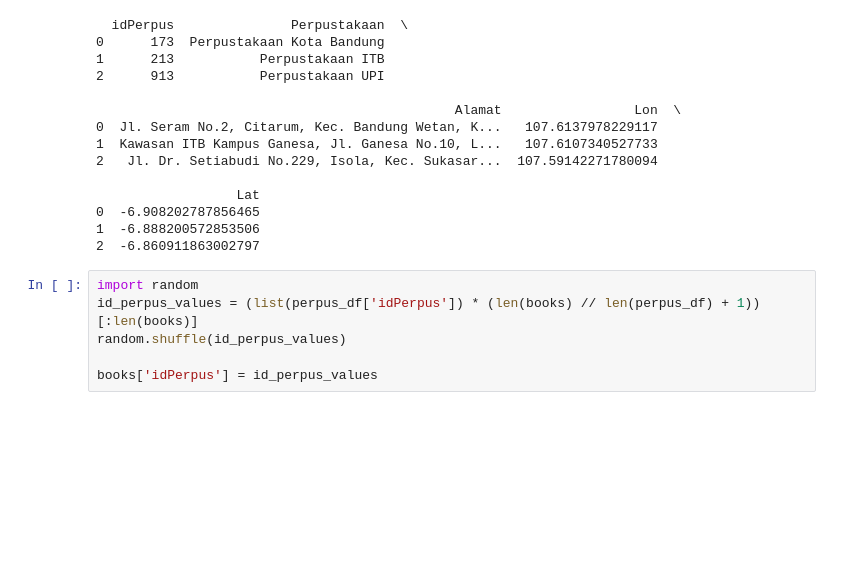
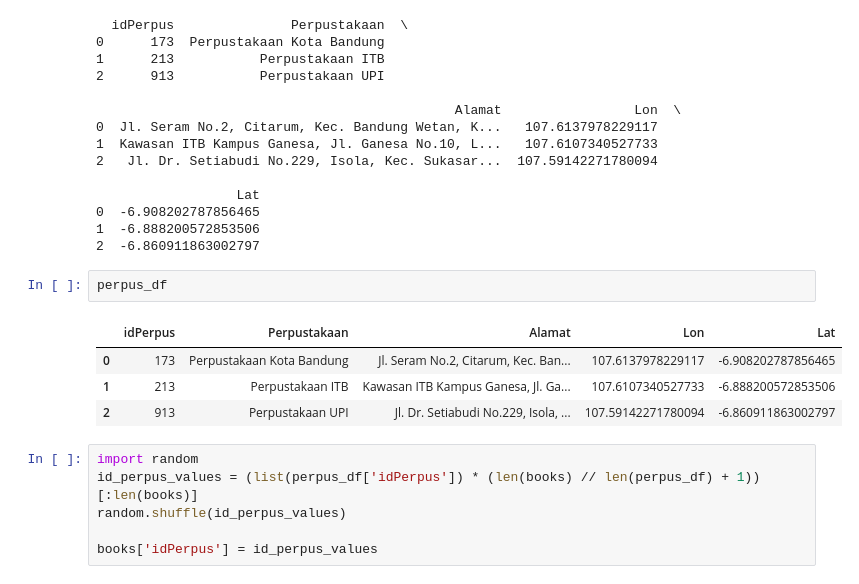
Before and after one commit to rebarxd/Book-Recommendation, a Jupyter notebook: notebooks/data-cleaning.ipynb, the cells around one changed output. Drawn from its saved outputs; the diff is of its cells as text; blank space fills up the shorter version.

```diff
--- a/notebooks/data-cleaning.ipynb
+++ b/notebooks/data-cleaning.ipynb
@@ -119,6 +124,13 @@ print(perpus_df)
 0  -6.908202787856465
 1  -6.888200572853506
 2  -6.860911863002797
+# %%
+perpus_df
+# %% [output]
+|  | idPerpus | Perpustakaan | Alamat | Lon | Lat |
+| 0 | 173 | Perpustakaan Kota Bandung | Jl. Seram No.2, Citarum, Kec. Ban... | 107.6137978229117 | -6.908202787856465 |
+| 1 | 213 | Perpustakaan ITB | Kawasan ITB Kampus Ganesa, Jl. Ga... | 107.6107340527733 | -6.888200572853506 |
+| 2 | 913 | Perpustakaan UPI | Jl. Dr. Setiabudi No.229, Isola, ... | 107.59142271780094 | -6.860911863002797 |
 # %%
 import random
 id_perpus_values = (list(perpus_df['idPerpus']) * (len(books) // len(perpus_df) + 1))[:len(books)]
```
Also changed, not shown: parts of 3 cells of this notebook, 8 other files.
